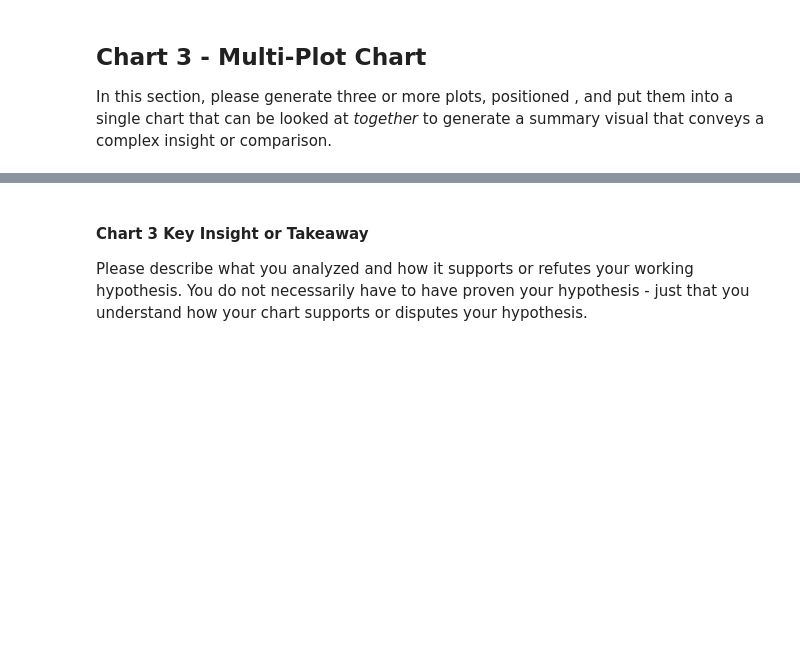
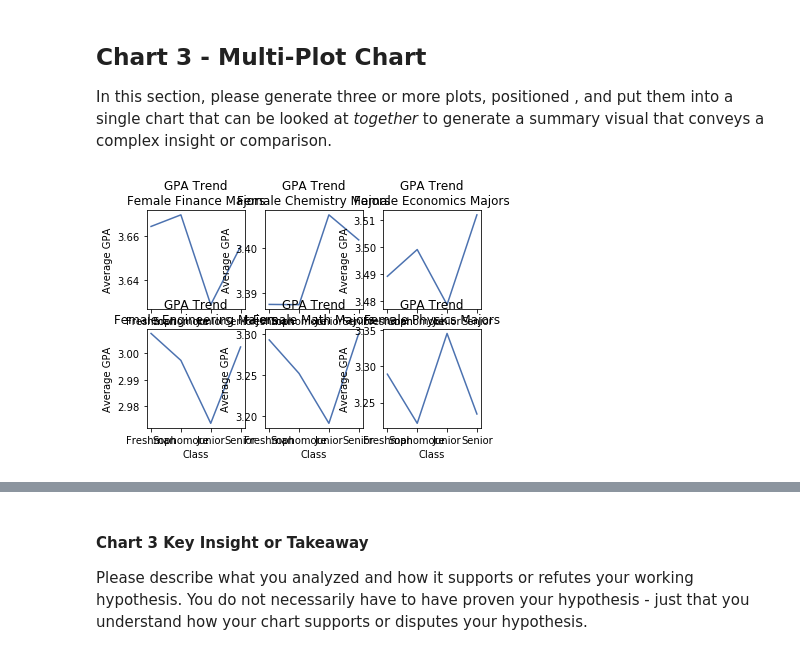
Before and after one commit to jasonshu8/MSDS_631, a Jupyter notebook: Homeworks/Homework 8/MSDS_631_Homework_8.ipynb, the cells around one changed output, grey strips where cells are left out. Cells and saved outputs as stored; diff of their text form; code cells hidden in the pictures; blank space fills up the shorter version.

```diff
--- a/Homeworks/Homework 8/MSDS_631_Homework_8.ipynb
+++ b/Homeworks/Homework 8/MSDS_631_Homework_8.ipynb
@@ -73,0 +149,83 @@ In this section, please generate three or more plots, positioned , and put them
+# %%
+student_info_agg3 = student_info.groupby(["gender","major","class"])[["gpa"]].mean()
+#student_info_agg3
+
+#Having to do this was super annoying but I couldn't find any way to reference the original class and got sick of wasting time but the fact that it's not automatically referenceable sucks, when you groupby in Spark you can reference the groupBy variable regularly no bullshit
+class_list3 = student_info_agg3.index.tolist()
+class_list_final = []
+gender_list_final = []
+major_list_final = []
+for i in range(len(class_list3)):
+    class_list_final.append(class_list3[i][2])
+    gender_list_final.append(class_list3[i][0])
+    major_list_final.append(class_list3[i][1])
+student_info_agg3["class_reference"] = class_list_final
+student_info_agg3["gender_reference"] = gender_list_final
+student_info_agg3["major_reference"] = major_list_final
+student_info_agg3
+
+class_rank_dict = {'Freshman' : 1, 'Sophomore' : 2, 'Junior' : 3, 'Senior' : 4}
+student_info_agg3["class_rank"] = student_info_agg3["class_reference"].map(class_rank_dict)
+student_info_agg3.sort_values(by=["gender","class_rank"], inplace=True)
+females = student_info_agg3[student_info_agg3["gender_reference"]=="Female"]
+males = student_info_agg3[student_info_agg3["gender_reference"]=="Male"]
+
+female_filt = student_info_agg3["gender_reference"] == "Female"
+fin_filt = student_info_agg3["major_reference"] == "Finance"
+chem_filt = student_info_agg3["major_reference"] == "Chemistry"
+econ_filt = student_info_agg3["major_reference"] == "Economics"
+eng_filt = student_info_agg3["major_reference"] == "Engineering"
+mth_filt = student_info_agg3["major_reference"] == "Math"
+phys_filt = student_info_agg3["major_reference"] == "Physics"
+
+student_info_agg3_female_finance = student_info_agg3[female_filt & fin_filt]
+student_info_agg3_female_chem = student_info_agg3[female_filt & chem_filt]
+student_info_agg3_female_econ = student_info_agg3[female_filt & econ_filt]
+student_info_agg3_female_eng = student_info_agg3[female_filt & eng_filt]
+student_info_agg3_female_math = student_info_agg3[female_filt & mth_filt]
+student_info_agg3_female_phys = student_info_agg3[female_filt & phys_filt]
+
+plt.subplot(2,3,1)
+plt.plot(student_info_agg3_female_finance["class_reference"],student_info_agg3_female_finance["gpa"])
+plt.ylabel("Average GPA")
+plt.xlabel("Class")
+plt.title("GPA Trend\nFemale Finance Majors")
+
+plt.subplot(2,3,2)
+plt.plot(student_info_agg3_female_chem["class_reference"],student_info_agg3_female_chem["gpa"])
+plt.ylabel("Average GPA")
+plt.xlabel("Class")
+plt.title("GPA Trend\nFemale Chemistry Majors")
+
+plt.subplot(2,3,3)
+plt.plot(student_info_agg3_female_econ["class_reference"],student_info_agg3_female_econ["gpa"])
+plt.ylabel("Average GPA")
+plt.xlabel("Class")
+plt.title("GPA Trend\nFemale Economics Majors")
+
+plt.subplot(2,3,4)
+plt.plot(student_info_agg3_female_eng["class_reference"],student_info_agg3_female_eng["gpa"])
+plt.ylabel("Average GPA")
+plt.xlabel("Class")
+plt.title("GPA Trend\nFemale Engineering Majors")
+
+plt.subplot(2,3,5)
+plt.plot(student_info_agg3_female_math["class_reference"],student_info_agg3_female_math["gpa"])
+plt.ylabel("Average GPA")
+plt.xlabel("Class")
+plt.title("GPA Trend\nFemale Math Majors")
+
+plt.subplot(2,3,6)
+plt.plot(student_info_agg3_female_phys["class_reference"],student_info_agg3_female_phys["gpa"])
+plt.ylabel("Average GPA")
+plt.xlabel("Class")
+plt.title("GPA Trend\nFemale Physics Majors")
+
+#fig = plt.figure(figsize=(2,4))
+#plt.subplots_adjust(left=None, bottom=None, right=None, top=None)#, wspace=2, hspace=2)
+fig = plt.figure(figsize=(3,2))
+plt.tight_layout(pad=0.4, w_pad=6, h_pad=3)
+
+plt.show()
+# %% [output]
+[figure, added]
```
Also changed, not shown: parts of 15 cells of this notebook.
